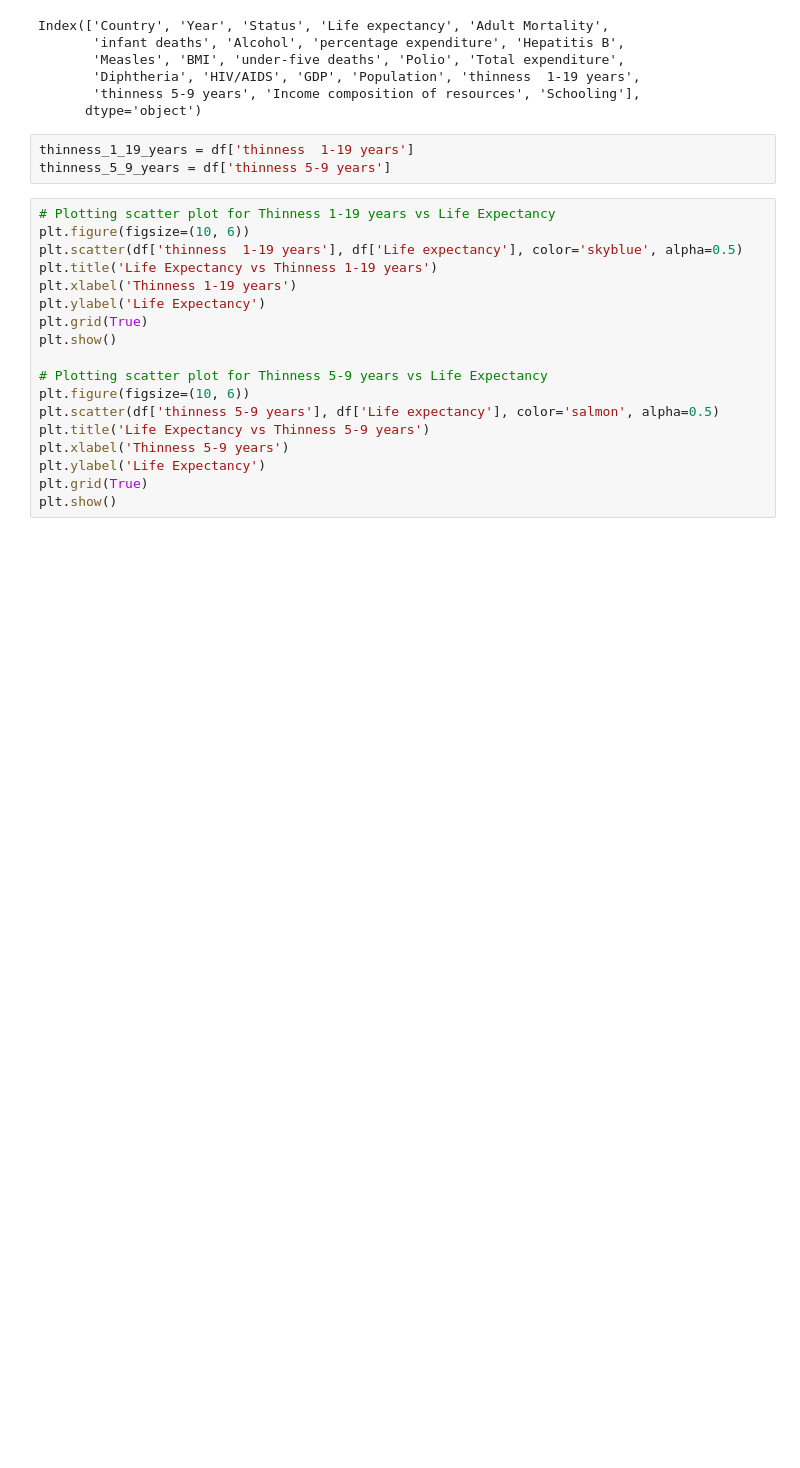
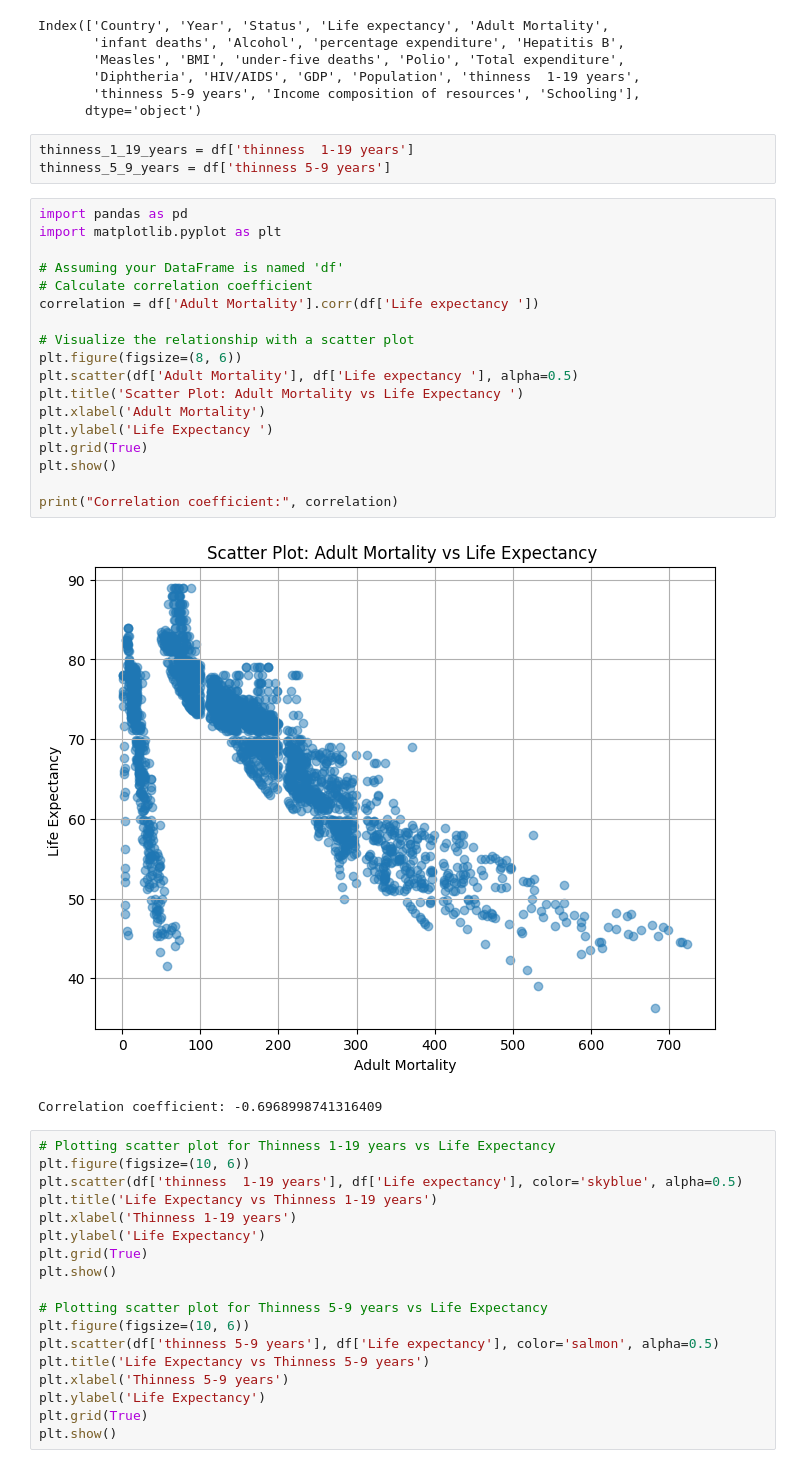
Before and after one commit to LlirikOknessu/AICourseEGroup, a Jupyter notebook: Sawma/data/analyze.ipynb, the cells around one changed output. Saved outputs shown, nothing was run; the diff lists cells and outputs as text; blank space fills up the shorter version.

```diff
--- a/Sawma/data/analyze.ipynb
+++ b/Sawma/data/analyze.ipynb
@@ -390,6 +368,27 @@ Index(['Country', 'Year', 'Status', 'Life expectancy', 'Adult Mortality',
 # %%
 thinness_1_19_years = df['thinness  1-19 years']
 thinness_5_9_years = df['thinness 5-9 years']
+# %%
+import pandas as pd
+import matplotlib.pyplot as plt
+
+# Assuming your DataFrame is named 'df'
+# Calculate correlation coefficient
+correlation = df['Adult Mortality'].corr(df['Life expectancy '])
+
+# Visualize the relationship with a scatter plot
+plt.figure(figsize=(8, 6))
+plt.scatter(df['Adult Mortality'], df['Life expectancy '], alpha=0.5)
+plt.title('Scatter Plot: Adult Mortality vs Life Expectancy ')
+plt.xlabel('Adult Mortality')
+plt.ylabel('Life Expectancy ')
+plt.grid(True)
+plt.show()
+
+print("Correlation coefficient:", correlation)
+# %% [output]
+[figure, added]
+Correlation coefficient: -0.6968998741316409
 # %%
 # Plotting scatter plot for Thinness 1-19 years vs Life Expectancy
 plt.figure(figsize=(10, 6))
```
Also changed, not shown: parts of 93 cells of this notebook, 1 other file.
